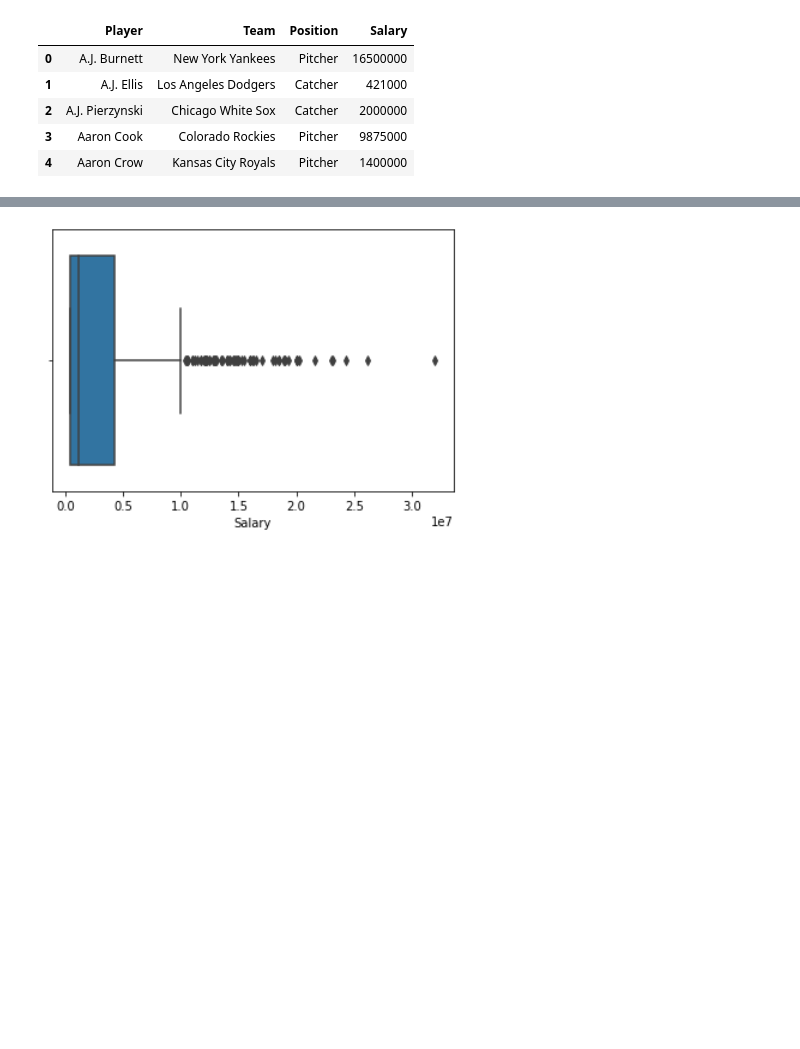
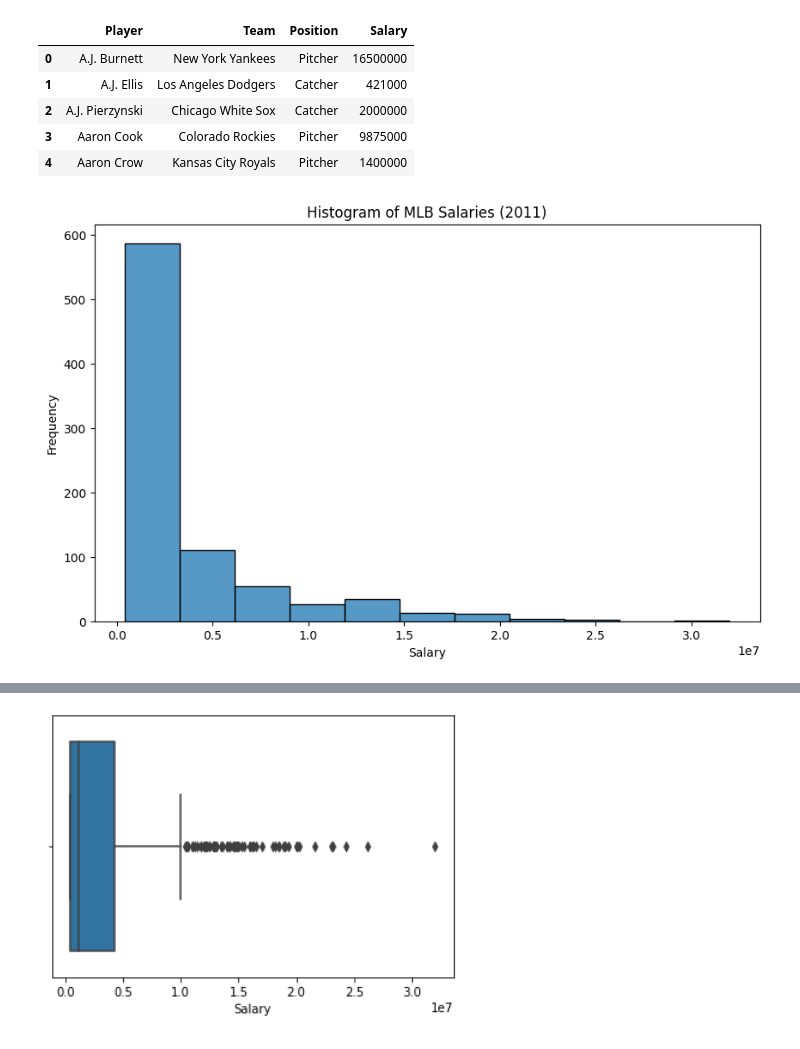
Before and after one commit to Seppevo/dsai-labs, a Jupyter notebook: 2-analysis-1-var/lab-2.05-baseball-salaries.ipynb, the cells around one changed output, grey strips where cells are left out. Drawn from its saved outputs; the diff is of its cells as text; code cells hidden in the pictures; blank space fills up the shorter version.

```diff
--- a/2-analysis-1-var/lab-2.05-baseball-salaries.ipynb
+++ b/2-analysis-1-var/lab-2.05-baseball-salaries.ipynb
@@ -33,5 +33,15 @@ bb.head()
 | 2 | A.J. Pierzynski | Chicago White Sox | Catcher | 2000000 |
 | 3 | Aaron Cook | Colorado Rockies | Pitcher | 9875000 |
 | 4 | Aaron Crow | Kansas City Royals | Pitcher | 1400000 |
+# %%
+# Draw a histogram with 11 bins
+plt.figure(figsize=(10, 6))
+sns.histplot(bb['Salary'], bins=11, kde=False)
+plt.title('Histogram of MLB Salaries (2011)')
+plt.xlabel('Salary')
+plt.ylabel('Frequency')
+plt.show()
+# %% [output]
+[figure, added]
 # %% [markdown]
 ![image.png](embedded-picture-1)
```
Also changed, not shown: parts of 2 cells of this notebook, 6 other files.
